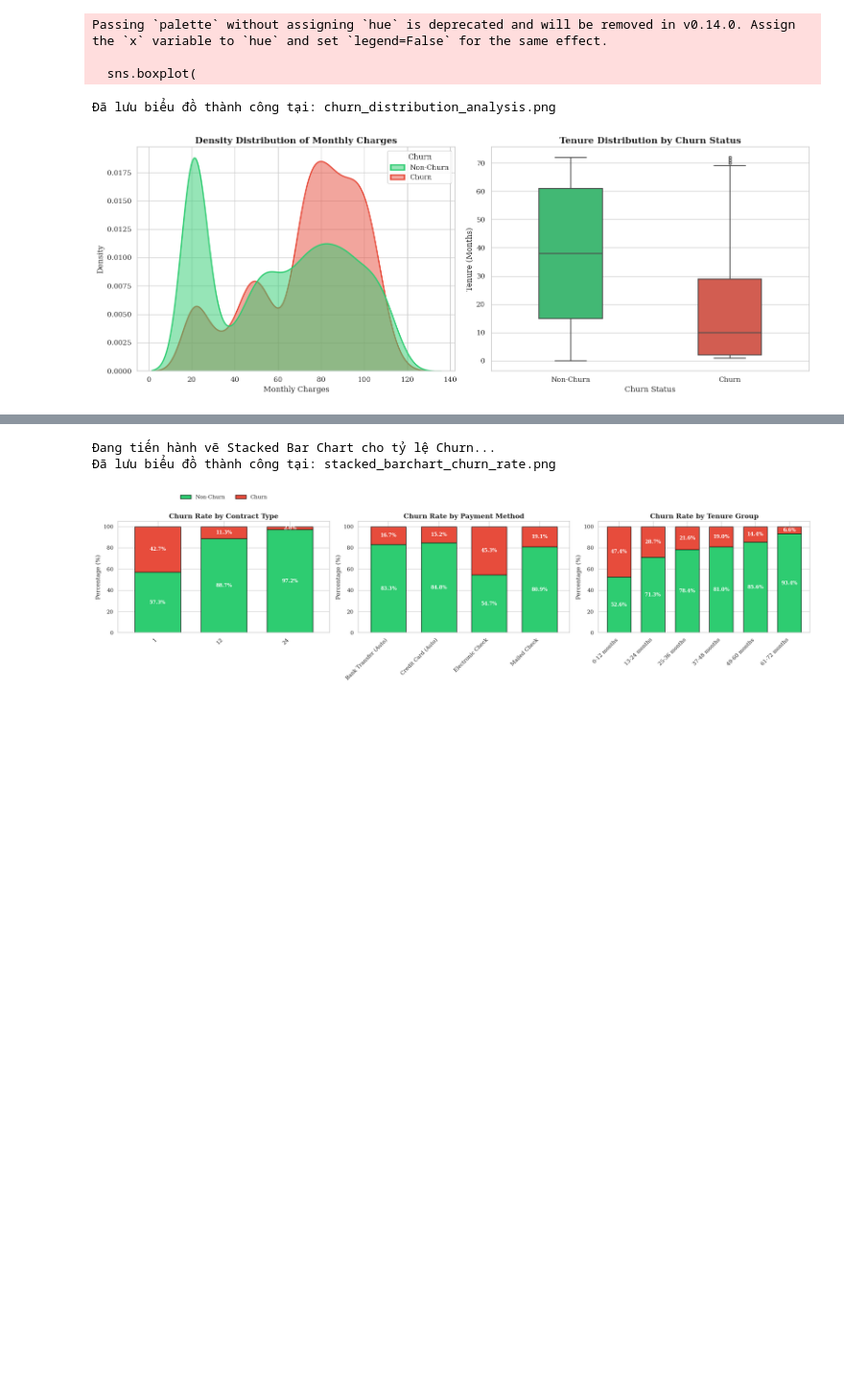
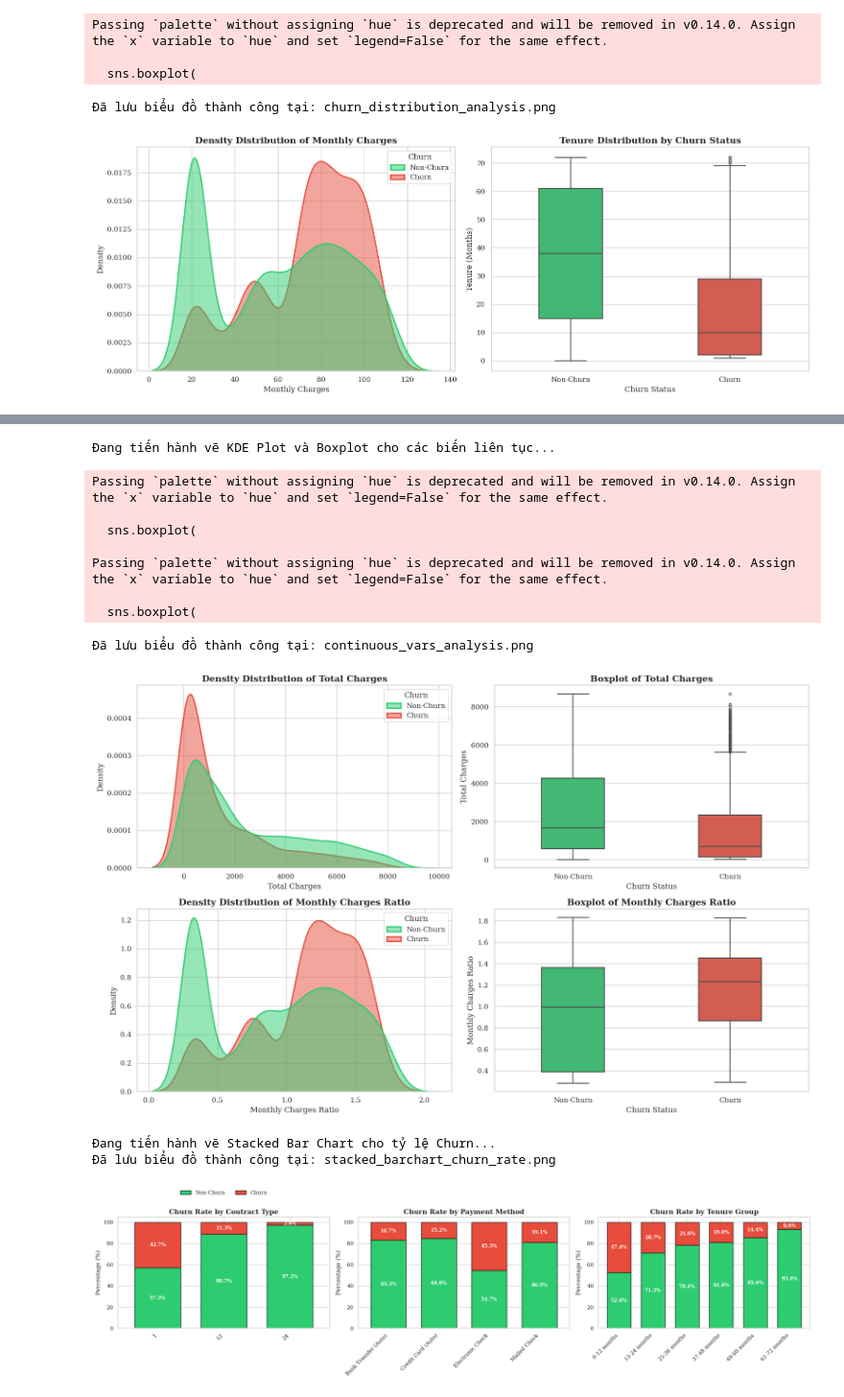
Before and after one commit to HuynhGiaBao06/Project_ADY201m_GR01_AI2009_H1, a Jupyter notebook: notebooks/01_EDA_and_Feature_Engineering.ipynb, the cells around one changed output, grey strips where cells are left out. Shown at 96% size. Cells and saved outputs as stored; diff of their text form; code cells hidden in the pictures; blank space fills up the shorter version.

```diff
--- a/notebooks/01_EDA_and_Feature_Engineering.ipynb
+++ b/notebooks/01_EDA_and_Feature_Engineering.ipynb
@@ -401,3 +382,77 @@ Passing `palette` without assigning `hue` is deprecated and will be removed in v
+# %%
+
+
+# =========================================================================
+# 7.2 PHÂN TÍCH CHUYÊN SÂU CÁC BIẾN LIÊN TỤC THEO CHURN
+# =========================================================================
+print("Đang tiến hành vẽ KDE Plot và Boxplot cho các biến liên tục...")
+
+# Danh sách các biến liên tục (Sử dụng tên đã được map ở Cell 1)
+continuous_vars = ['Total Charges','Monthly Charges Ratio']
+
+# Thiết lập khung biểu đồ (grid) với số hàng = số lượng biến, 2 cột
+fig, axes = plt.subplots(len(continuous_vars), 2, figsize=(16, 5 * len(continuous_vars)))
+
+# Định nghĩa dải màu chuẩn đồng bộ với các cell trước
+churn_palette = {'Churn': '#e74c3c', 'Non-Churn': '#2ecc71'}
+
+for i, col in enumerate(continuous_vars):
+    # ---------------------------------------------------------
+    # 1. Cột trái: KDE Plot (Mật độ phân phối)
+    # ---------------------------------------------------------
+    sns.kdeplot(
+        data=df,
+        x=col,
+        hue='Churn',
+        fill=True,
+        common_norm=False,
+        palette=churn_palette,
+        ax=axes[i, 0],
+        alpha=0.5,       # Làm trong suốt phần fill để dễ nhìn phần giao nhau
+        linewidth=2      # Viền nét đậm chuẩn học thuật
+    )
+    axes[i, 0].set_title(f'Density Distribution of {col}', fontweight='bold')
+    axes[i, 0].set_xlabel(col)
+    axes[i, 0].set_ylabel('Density')
+
+    # ---------------------------------------------------------
+    # 2. Cột phải: Boxplot (Điểm tập trung & Ngoại lai)
+    # ---------------------------------------------------------
+    sns.boxplot(
+        data=df,
+        x='Churn',
+        y=col,
+        palette=churn_palette,
+        ax=axes[i, 1],
+        width=0.4,
+        linewidth=1.5,
+        fliersize=4      # Chỉnh kích thước điểm outlier cho tinh tế
+    )
+    axes[i, 1].set_title(f'Boxplot of {col}', fontweight='bold')
+    axes[i, 1].set_xlabel('Churn Status')
+    axes[i, 1].set_ylabel(col)
+
+# Tối ưu khoảng cách layout tránh đè chữ
+plt.tight_layout()
+
+# Lưu hình ảnh chuẩn in ấn LaTeX (dpi=300)
+save_path = 'continuous_vars_analysis.png'
+plt.savefig(save_path, dpi=300, bbox_inches='tight', transparent=False, facecolor='white')
+print(f"Đã lưu biểu đồ thành công tại: {save_path}")
+
+# Hiển thị đồ thị
+plt.show()
+# %% [output]
+Đang tiến hành vẽ KDE Plot và Boxplot cho các biến liên tục...
+Passing `palette` without assigning `hue` is deprecated and will be removed in v0.14.0. Assign the `x` variable to `hue` and set `legend=False` for the same effect.
+
+  sns.boxplot(
+
+Passing `palette` without assigning `hue` is deprecated and will be removed in v0.14.0. Assign the `x` variable to `hue` and set `legend=False` for the same effect.
+
+  sns.boxplot(
+Đã lưu biểu đồ thành công tại: continuous_vars_analysis.png
+[figure, added]
 # %%
 import matplotlib.pyplot as plt
 import pandas as pd
```
Also changed, not shown: parts of 5 cells of this notebook, 12 other files.
